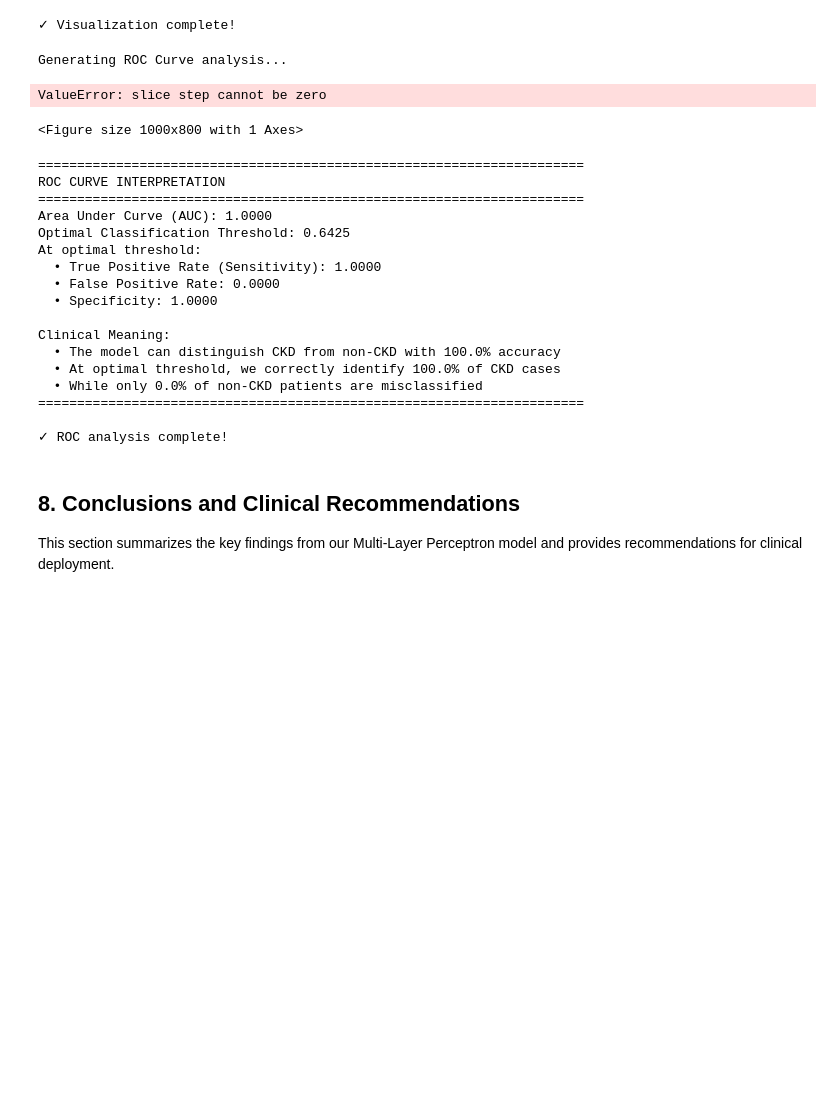
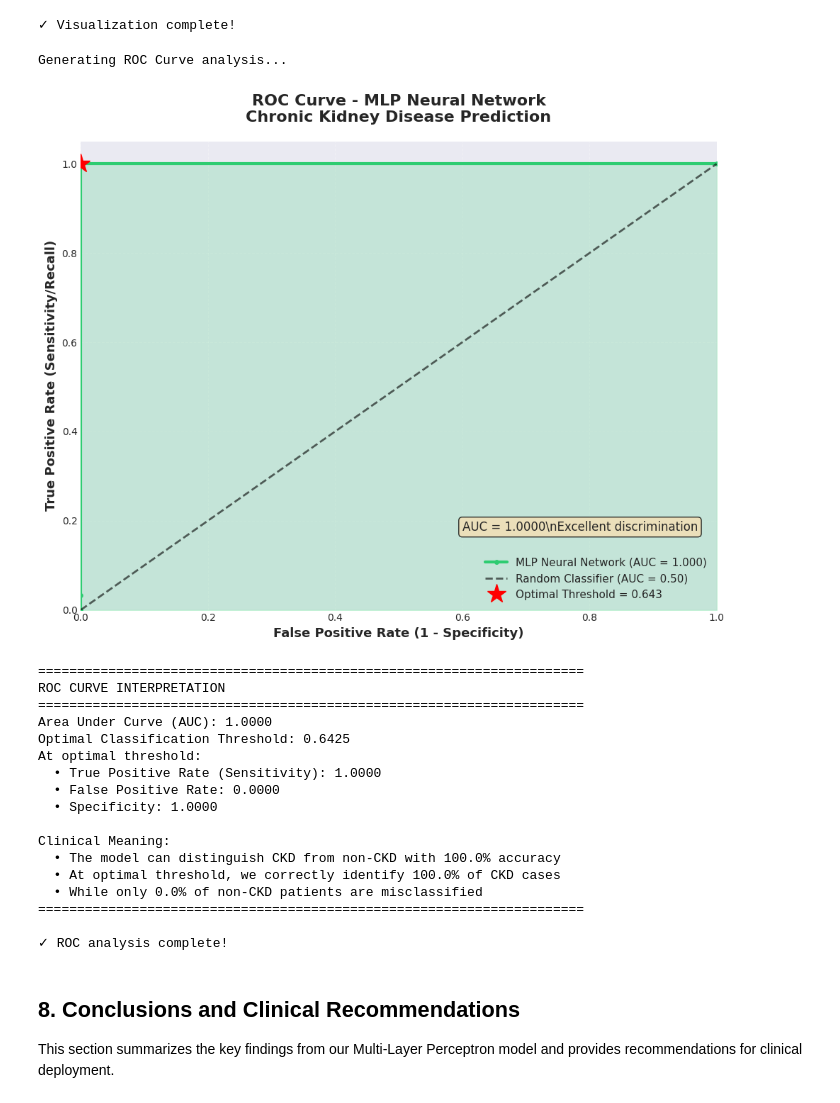
Before and after one commit to bwilli8642/BME6938-Spring-Project1-G7, a Jupyter notebook: Project1_code.ipynb, the cells around one changed output. Cells and saved outputs as stored; diff of their text form; code cells hidden in the pictures; blank space fills up the shorter version.

Commit message:
Implemented marker_step to render in the ROC plot correctly.

```diff
--- a/Project1_code.ipynb
+++ b/Project1_code.ipynb
@@ -1365,9 +1365,10 @@ if 'ROC-AUC' in comparison_df.columns and comparison_df['ROC-AUC'].notna().any()
             auc = roc_auc_score(y_test, y_proba)
 
             # Plot the ROC curve
+            marker_step = max(1, len(fpr) // 10)  # Avoid invalid 0 step for short ROC arrays
             plt.plot(fpr, tpr, label=f'MLP Neural Network (AUC = {auc:.3f})',
                     linewidth=3, color='#2ecc71', marker='o', markersize=4,
-                    markevery=len(fpr)//10)  # Show markers at 10 points
+                    markevery=marker_step)
 
             # Plot the diagonal reference line (random classifier)
             # A random classifier would follow this diagonal line (AUC = 0.5)
@@ -1415,52 +1416,51 @@ if 'ROC-AUC' in comparison_df.columns and comparison_df['ROC-AUC'].notna().any()
             plt.tight_layout()
             plt.show()
 
             # Print interpretation
             print("\n" + "="*70)
             print("ROC CURVE INTERPRETATION")
             print("="*70)
             print(f"Area Under Curve (AUC): {auc:.4f}")
             print(f"Optimal Classification Threshold: {optimal_threshold:.4f}")
             print(f"At optimal threshold:")
             print(f"  • True Positive Rate (Sensitivity): {tpr[optimal_idx]:.4f}")
             print(f"  • False Positive Rate: {fpr[optimal_idx]:.4f}")
             print(f"  • Specificity: {1 - fpr[optimal_idx]:.4f}")
             print("\nClinical Meaning:")
             print(f"  • The model can distinguish CKD from non-CKD with {auc*100:.1f}% accuracy")
             print(f"  • At optimal threshold, we correctly identify {tpr[optimal_idx]*100:.1f}% of CKD cases")
             print(f"  • While only {fpr[optimal_idx]*100:.1f}% of non-CKD patients are misclassified")
             print("="*70)
 
         except Exception as e:
             print(f"⚠️  Error generating ROC curve: {e}")
     else:
         print("⚠️  Model not found in memory")
 else:
     print("⚠️  ROC-AUC data not available")
     print("     Model may not support probability predictions")
 
 print("\n✓ ROC analysis complete!")
 # %% [output]
 Generating ROC Curve analysis...
+[figure, added]
-ValueError: slice step cannot be zero
+======================================================================
+ROC CURVE INTERPRETATION
+======================================================================
+Area Under Curve (AUC): 1.0000
+Optimal Classification Threshold: 0.6425
+At optimal threshold:
+  • True Positive Rate (Sensitivity): 1.0000
+  • False Positive Rate: 0.0000
+  • Specificity: 1.0000
+
+Clinical Meaning:
+  • The model can distinguish CKD from non-CKD with 100.0% accuracy
+  • At optimal threshold, we correctly identify 100.0% of CKD cases
+  • While only 0.0% of non-CKD patients are misclassified
+======================================================================
+
+✓ ROC analysis complete!
-<Figure size 1000x800 with 1 Axes>
-======================================================================
-ROC CURVE INTERPRETATION
-======================================================================
-Area Under Curve (AUC): 1.0000
-Optimal Classification Threshold: 0.6425
-At optimal threshold:
-  • True Positive Rate (Sensitivity): 1.0000
-  • False Positive Rate: 0.0000
-  • Specificity: 1.0000
-
-Clinical Meaning:
-  • The model can distinguish CKD from non-CKD with 100.0% accuracy
-  • At optimal threshold, we correctly identify 100.0% of CKD cases
-  • While only 0.0% of non-CKD patients are misclassified
-======================================================================
-
-✓ ROC analysis complete!
 # %% [markdown]
 ## 8. Conclusions and Clinical Recommendations
 
```
